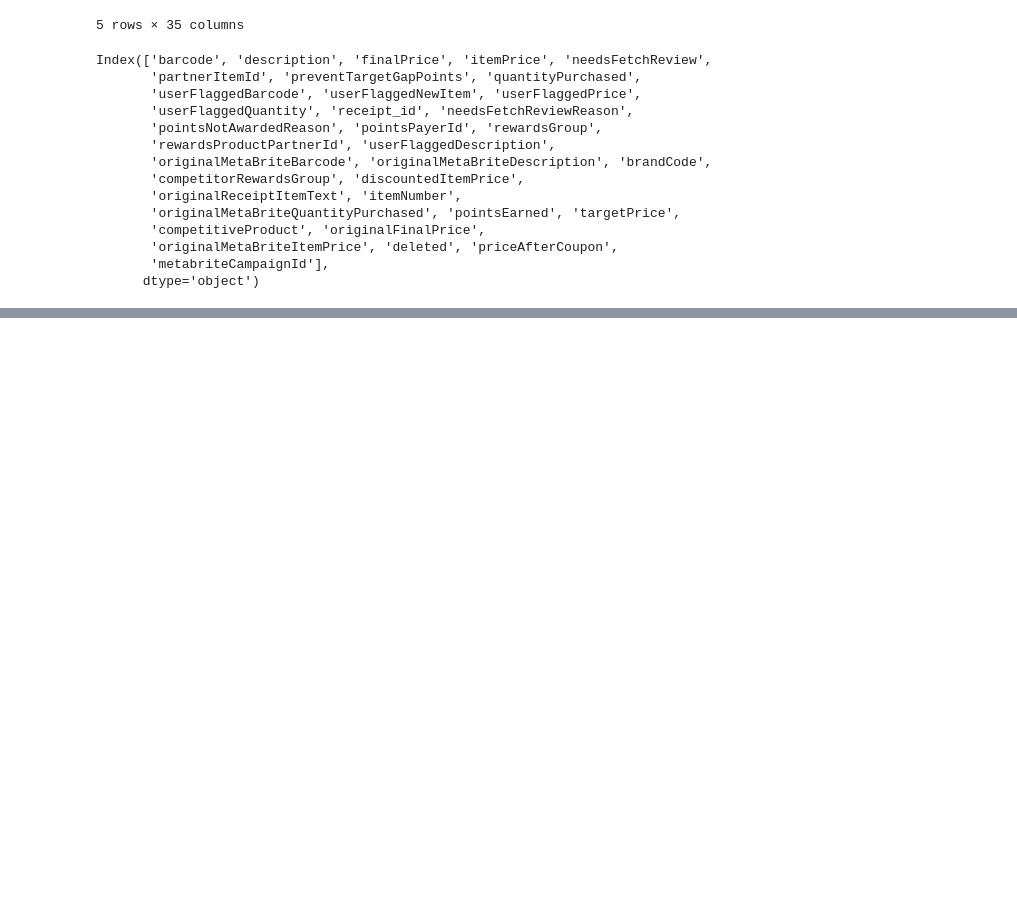
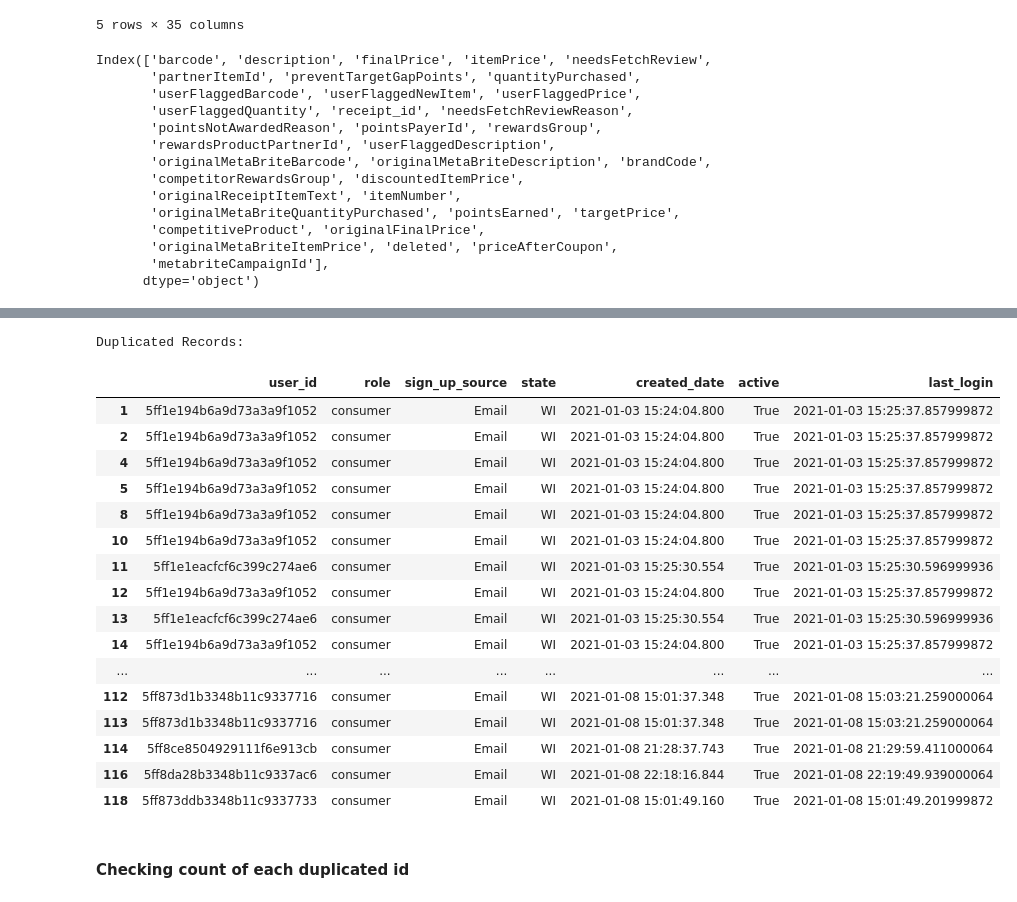
Before and after one commit to sayeedahmed01/analytics-engineer-task, a Jupyter notebook: scripts/data_exploration.ipynb, the cells around one changed output, grey strips where cells are left out. Saved outputs shown, nothing was run; the diff lists cells and outputs as text; code cells hidden in the pictures; blank space fills up the shorter version.

```diff
--- a/scripts/data_exploration.ipynb
+++ b/scripts/data_exploration.ipynb
@@ -298,0 +204,26 @@ array(['FINISHED', 'REJECTED', 'FLAGGED', 'SUBMITTED', 'PENDING'],
+# %%
+user_duplicate_record = users_df[users_df.duplicated('user_id')]
+
+print("Duplicated Records:")
+user_duplicate_record.head(70)
+# %% [output]
+Duplicated Records:
+|  | user_id | role | sign_up_source | state | created_date | active | last_login |
+| 1 | 5ff1e194b6a9d73a3a9f1052 | consumer | Email | WI | 2021-01-03 15:24:04.800 | True | 2021-01-03 15:25:37.857999872 |
+| 2 | 5ff1e194b6a9d73a3a9f1052 | consumer | Email | WI | 2021-01-03 15:24:04.800 | True | 2021-01-03 15:25:37.857999872 |
+| 4 | 5ff1e194b6a9d73a3a9f1052 | consumer | Email | WI | 2021-01-03 15:24:04.800 | True | 2021-01-03 15:25:37.857999872 |
+| 5 | 5ff1e194b6a9d73a3a9f1052 | consumer | Email | WI | 2021-01-03 15:24:04.800 | True | 2021-01-03 15:25:37.857999872 |
+| 8 | 5ff1e194b6a9d73a3a9f1052 | consumer | Email | WI | 2021-01-03 15:24:04.800 | True | 2021-01-03 15:25:37.857999872 |
+| 10 | 5ff1e194b6a9d73a3a9f1052 | consumer | Email | WI | 2021-01-03 15:24:04.800 | True | 2021-01-03 15:25:37.857999872 |
+| 11 | 5ff1e1eacfcf6c399c274ae6 | consumer | Email | WI | 2021-01-03 15:25:30.554 | True | 2021-01-03 15:25:30.596999936 |
+| 12 | 5ff1e194b6a9d73a3a9f1052 | consumer | Email | WI | 2021-01-03 15:24:04.800 | True | 2021-01-03 15:25:37.857999872 |
+| 13 | 5ff1e1eacfcf6c399c274ae6 | consumer | Email | WI | 2021-01-03 15:25:30.554 | True | 2021-01-03 15:25:30.596999936 |
+| 14 | 5ff1e194b6a9d73a3a9f1052 | consumer | Email | WI | 2021-01-03 15:24:04.800 | True | 2021-01-03 15:25:37.857999872 |
+| ... | ... | ... | ... | ... | ... | ... | ... |
+| 112 | 5ff873d1b3348b11c9337716 | consumer | Email | WI | 2021-01-08 15:01:37.348 | True | 2021-01-08 15:03:21.259000064 |
+| 113 | 5ff873d1b3348b11c9337716 | consumer | Email | WI | 2021-01-08 15:01:37.348 | True | 2021-01-08 15:03:21.259000064 |
+| 114 | 5ff8ce8504929111f6e913cb | consumer | Email | WI | 2021-01-08 21:28:37.743 | True | 2021-01-08 21:29:59.411000064 |
+| 116 | 5ff8da28b3348b11c9337ac6 | consumer | Email | WI | 2021-01-08 22:18:16.844 | True | 2021-01-08 22:19:49.939000064 |
+| 118 | 5ff873ddb3348b11c9337733 | consumer | Email | WI | 2021-01-08 15:01:49.160 | True | 2021-01-08 15:01:49.201999872 |
+# %% [markdown]
+#### Checking count of each duplicated id
```
Also changed, not shown: parts of 45 cells of this notebook, 5 other files.
